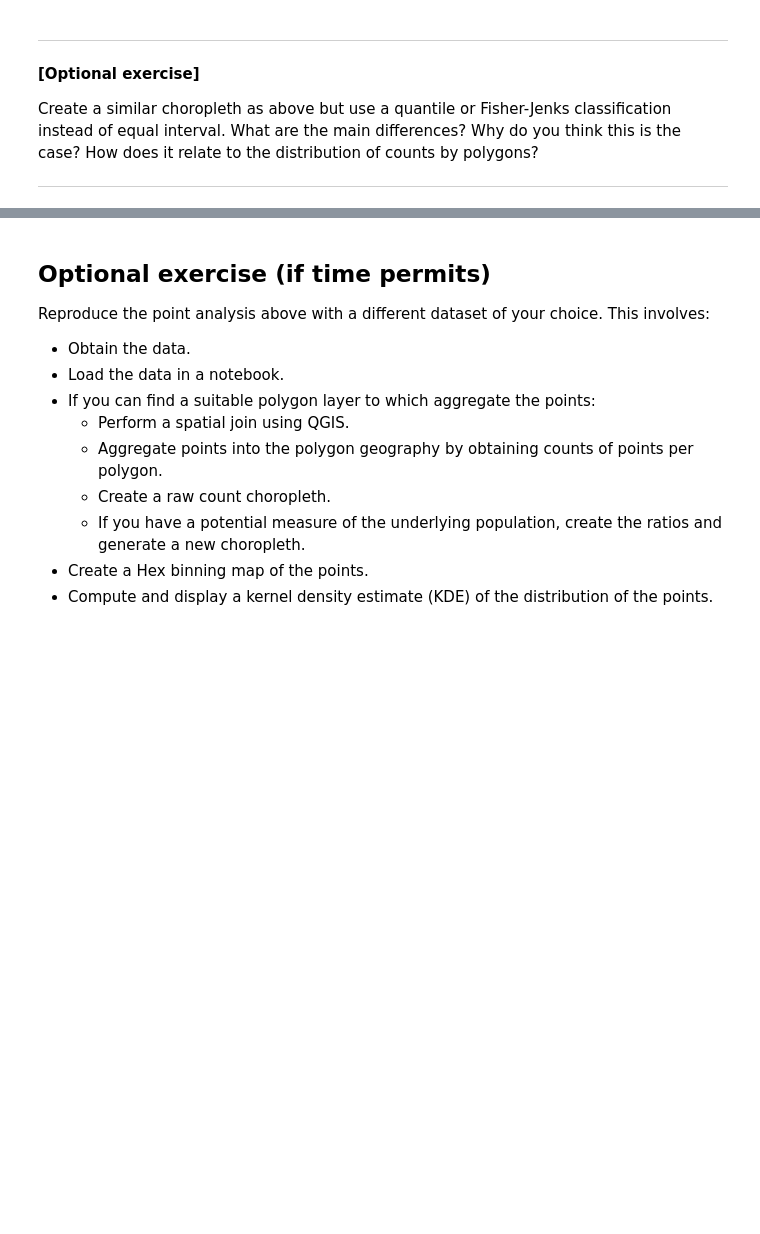
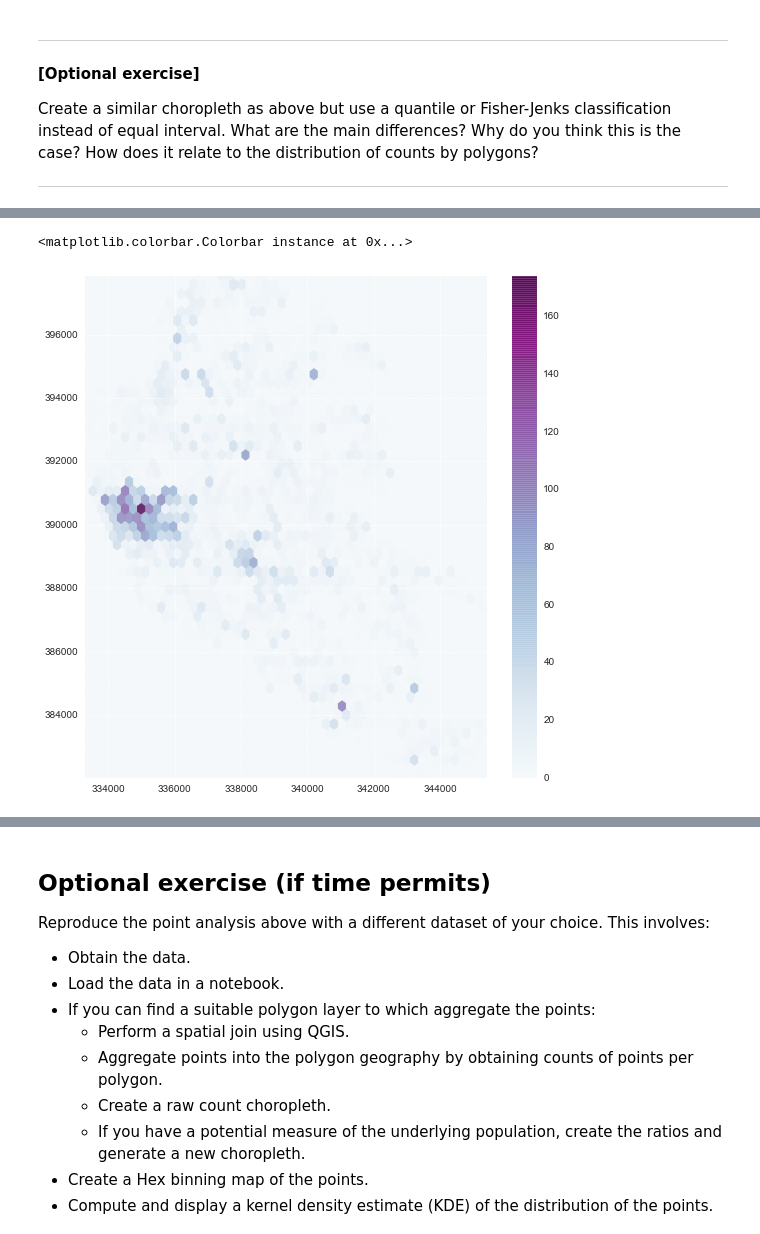
Before and after one commit to darribas/gds15, a Jupyter notebook: content/labs/lab_09.ipynb, the cells around one changed output, grey strips where cells are left out. Saved outputs shown, nothing was run; the diff lists cells and outputs as text; code cells hidden in the pictures; blank space fills up the shorter version.

```diff
--- a/content/labs/lab_09.ipynb
+++ b/content/labs/lab_09.ipynb
@@ -252,0 +257,10 @@ Sometimes we either do not have any polygon layer to use or the ones we have are
+# %%
+# Setup figure and axis
+f, ax = plt.subplots(1, figsize=(9, 9))
+# Add hexagon layer that displays count of points in each polygon
+hb = ax.hexbin(tw.X, tw.Y, gridsize=50, alpha=0.8, cmap='BuPu')
+# Add a colorbar (optional)
+plt.colorbar(hb)
+# %% [output]
+<matplotlib.colorbar.Colorbar instance at 0x...>
+[figure, added]
```
Also changed, not shown: parts of 15 cells of this notebook.
